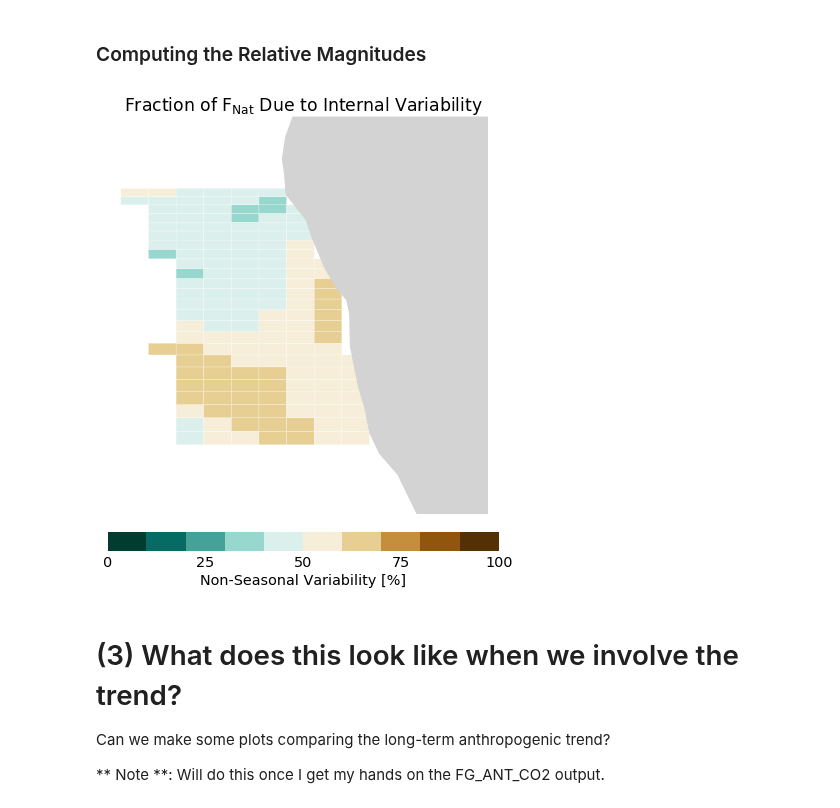
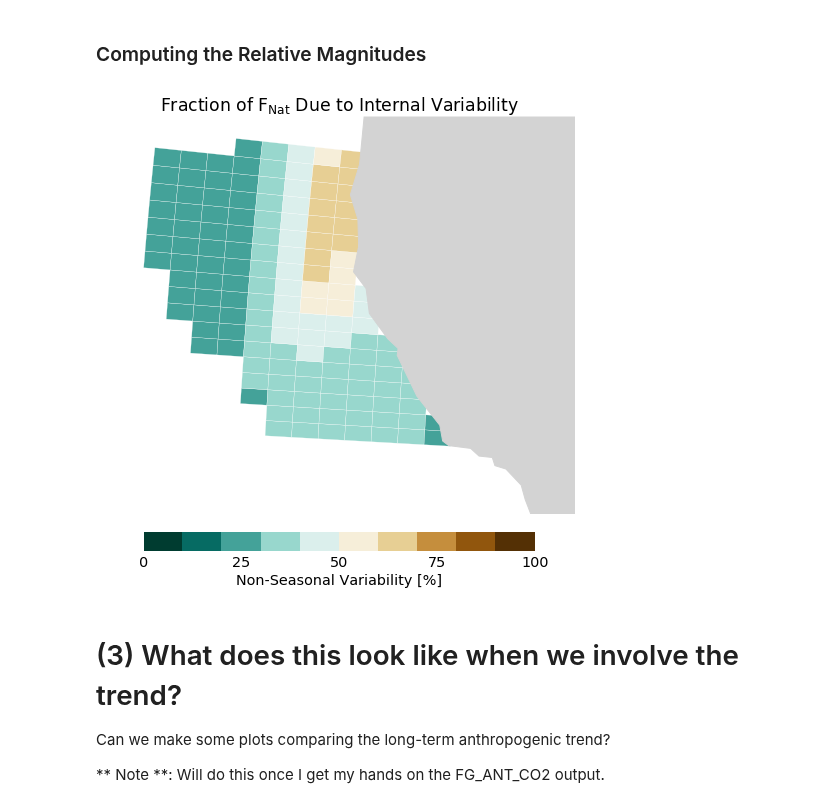
Before and after one commit to bradyrx/EBUS_BGC_Variability, a Jupyter notebook: notebooks/Historical_Characterization/proportional-historical-variance.ipynb, the cells around one changed output. Saved outputs shown, nothing was run; the diff lists cells and outputs as text; code cells hidden in the pictures.

```diff
--- a/notebooks/Historical_Characterization/proportional-historical-variance.ipynb
+++ b/notebooks/Historical_Characterization/proportional-historical-variance.ipynb
@@ -107,4 +104,4 @@ The non-seasonal component of variability is : 0.681
 # %% [markdown]
 ### Computing the Relative Magnitudes
 # %%
-EBU = 'BenCS'
+EBU = 'CalCS'
@@ -144,7 +111,7 @@ nat_mean, nat_resid, nat_total = load_in_filtered_data('FG_ALT_CO2', EBU, AW=Fal
 # %%
 # Compute the seasonal magnitude component
 stacked = nat_mean['FG_ALT_CO2'].stack(allpoints=['nlat', 'nlon'])
-operation = stacked.groupby('allpoints', squeeze=False).apply(seasonal_magnitude)
+operation = stacked.groupby('allpoints', squeeze=False).apply(et.ufunc.seasonal_magnitude)
 s_magnitude = operation.unstack('allpoints')
 # %%
 # Compute the mean internal magnitude component
@@ -155,32 +122,32 @@ relative_internal = (r_magnitude / (r_magnitude + s_magnitude)) * 100
 # %%
 # Data
 lat = relative_internal['TLAT'].values
 lon = relative_internal['TLONG'].values
 data = relative_internal.to_masked_array()
 
 # Set Extent
-x0,x1,y0,y1 = et.ebus.visual_bounds(EBU)
-y0 = -30
+x0,x1,y0,y1 = et.ebus.visual_bounds(EBU, std_lon=True)
+#x0=-135
+#x1 = -115
+#y0=32
 
 # Plot
-f, ax = make_cartopy(grid_lines=False, projection=ccrs.Mercator(),
-                     land_color='#d3d3d3')
+f, ax = et.vis.make_cartopy(grid_lines=False, projection=ccrs.Mercator(),
+                     land_color='#d3d3d3', frameon=False)
 plt.pcolor(lon-0.5, lat, data, transform=ccrs.PlateCarree(),
            edgecolor='w', vmin=0, vmax=100,
            cmap=et.vis.discrete_cmap(10, 'BrBG_r'))
 ax.set_extent([x0,x1,y0,y1])
 cb = plt.colorbar(ax=ax, ticks=[0,25,50,75,100], orientation='horizontal',
                  fraction=0.045, pad=0.04, label='Non-Seasonal Variability [%]')
 ax.set_title('Fraction of F$_{\mathrm{Nat}}$ Due to Internal Variability',
              fontsize='xx-large')
-ax.outline_patch.set_edgecolor('white')
 
 
 # Save Plot
-#plt.savefig('fractional_internal_variability_FG_ALT_CO2_' + EBU + '.png',
-#            bbox_inches='tight', pad_inches=1, transparent=True, dpi=300)
+#et.vis.savefig('fractional_internal_variability_FG_ALT_CO2' + EBU)
 # %% [output]
-[figure, old version]
+[figure, new version]
 # %% [markdown]
 # (3) What does this look like when we involve the trend?
 Can we make some plots comparing the long-term anthropogenic trend?
```
Also changed, not shown: parts of 8 cells of this notebook, 10 other files.
